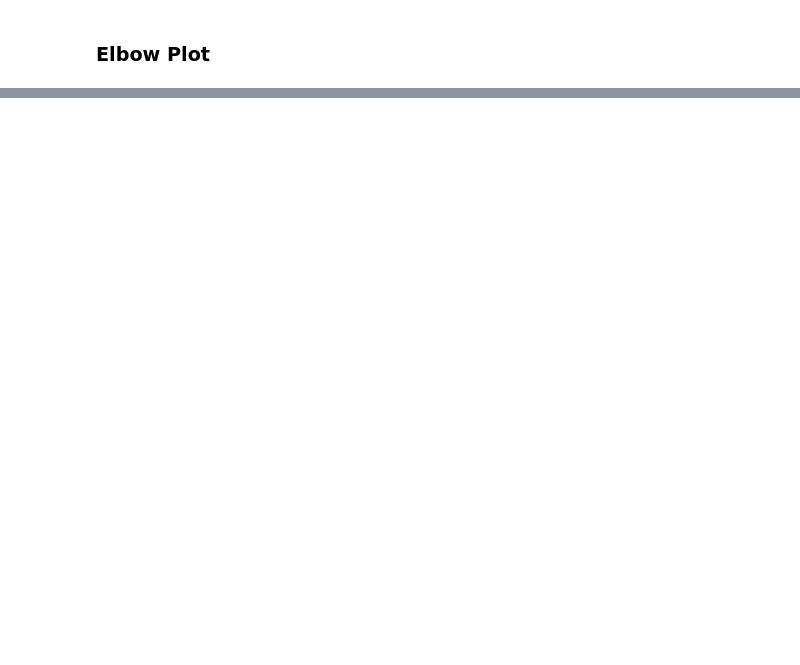
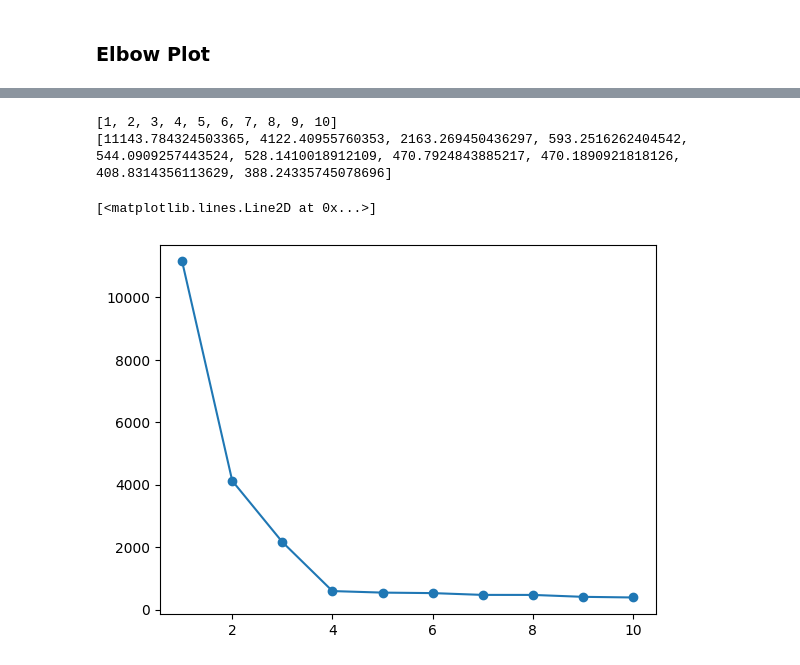
Before and after one commit to rishav197/100-days-of-machine-learning, a Jupyter notebook: day71-K-means/K_means_clustering.ipynb, the cells around one changed output, grey strips where cells are left out. Drawn from its saved outputs; the diff is of its cells as text; code cells hidden in the pictures; blank space fills up the shorter version.

```diff
--- a/day71-K-means/K_means_clustering.ipynb
+++ b/day71-K-means/K_means_clustering.ipynb
@@ -193,0 +196,8 @@ plt.plot(lst_of_k, sse, marker='o')
+# %%
+#making 3D data
+from sklearn.datasets import make_blobs
+
+centroids = [(-5,-5,5),(5,5,-5),(3.5,-2.5,4),(-2.5,2.5,-4)]
+cluster_std = [1,1,1,1]
+
+X,y = make_blobs(n_samples=200,cluster_std=cluster_std,centers=centroids,n_features=3,random_state=1)
@@ -193,0 +230,20 @@ plt.plot(lst_of_k, sse, marker='o')
+# %%
+wcss = []
+lst_of_k = []
+
+for i in range(1, 10+1):
+  lst_of_k.append(i)
+  km = KMeans(n_clusters=i)
+  km.fit_predict(X)
+  wcss.append(km.inertia_)
+# %%
+print(lst_of_k)
+print(wcss)
+# %% [output]
+[1, 2, 3, 4, 5, 6, 7, 8, 9, 10]
+[11143.784324503365, 4122.40955760353, 2163.269450436297, 593.2516262404542, 544.0909257443524, 528.1410018912109, 470.7924843885217, 470.1890921818126, 408.8314356113629, 388.24335745078696]
+# %%
+plt.plot(lst_of_k, wcss, marker='o')
+# %% [output]
+[<matplotlib.lines.Line2D at 0x...>]
+[figure, added]
```
Also changed, not shown: parts of 16 cells of this notebook.
